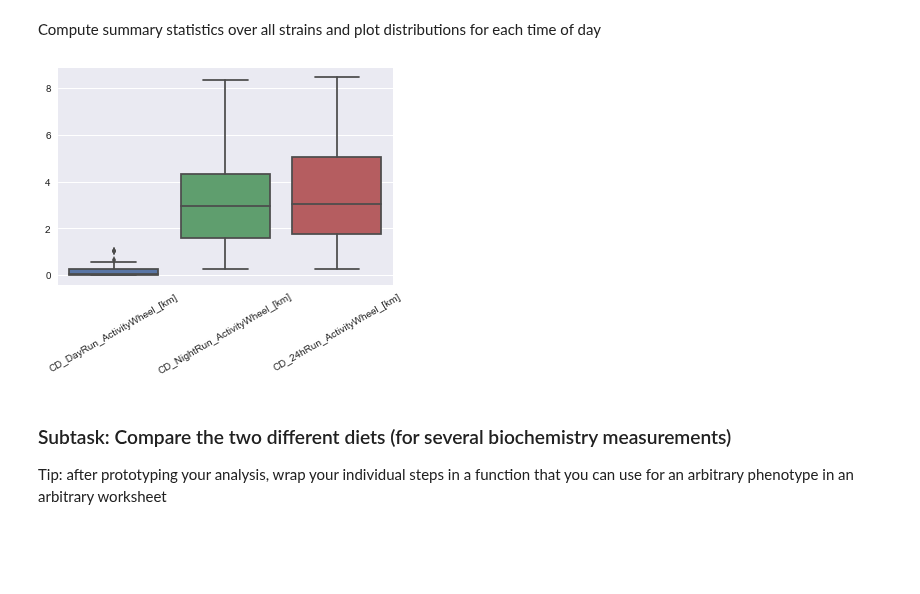
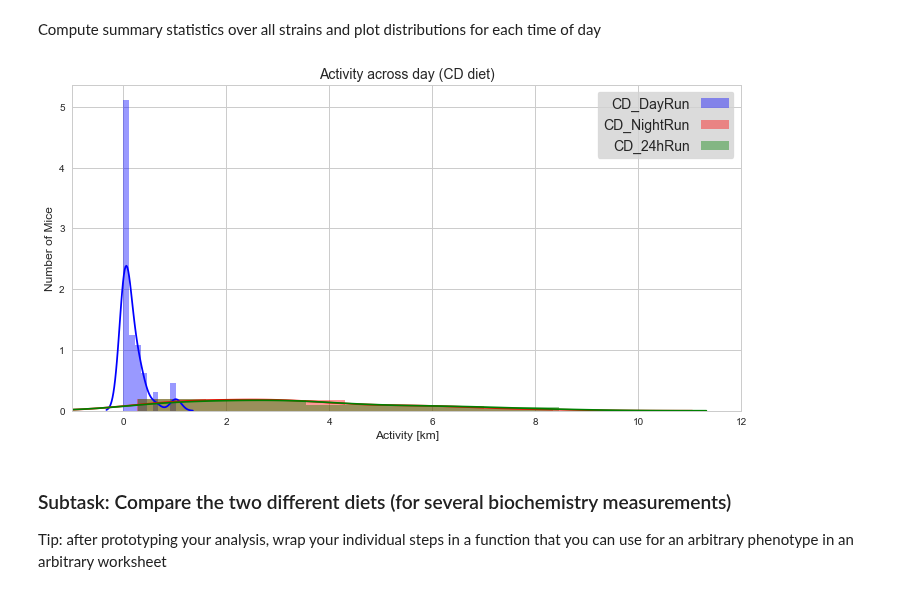
Before and after one commit to TrisKast/DataScience-Bioinformatics, a Jupyter notebook: notebooks/Day2_Exploratory_Analysis.ipynb, the cells around one changed output. Saved outputs shown, nothing was run; the diff lists cells and outputs as text; code cells hidden in the pictures; blank space fills up the shorter version.

```diff
--- a/notebooks/Day2_Exploratory_Analysis.ipynb
+++ b/notebooks/Day2_Exploratory_Analysis.ipynb
@@ -257,11 +264,25 @@ plt.legend(['CD_DayRun', 'CD_NightRun', 'CD_24hRun'], loc='best')
 ### Subtask: Compare activity across different times of day
 # %% [markdown]
 Compute summary statistics over all strains and plot distributions for each time of day
-# %%
-ax = sns.boxplot(data=df1)
-ax.set_xticklabels(ax.get_xticklabels(),rotation=30);
-# %% [output]
-[figure, removed]
+# %%
+plt.figure(figsize=(12,6))
+sns.set_style("whitegrid", {'axes.grid' : True})
+
+# plot data
+sns.distplot(df1['CD_DayRun_ActivityWheel_[km]'], label='CD_DayRun', color='b')
+sns.distplot(df1['CD_NightRun_ActivityWheel_[km]'], label='CD_NightRun', color='r')
+sns.distplot(df1['CD_24hRun_ActivityWheel_[km]'], label='CD_24hRun', color='g')
+
+# set legend
+plt.legend(loc='best', frameon=True, fontsize=14,markerfirst=False).get_frame().set_color('lightgray')
+
+plt.title("Activity across day (CD diet)",fontsize=14)
+plt.ylabel("Number of Mice",fontsize=12)
+plt.xlabel("Activity [km]",fontsize=12)
+plt.xlim(-1,12)
+plt.show()
+# %% [output]
+[figure, added]
 # %% [markdown]
 ### Subtask: Compare the two different diets (for several biochemistry measurements)
 Tip: after prototyping your analysis, wrap your individual steps in a function that you can use for an arbitrary phenotype in an arbitrary worksheet
```
Also changed, not shown: parts of 10 cells of this notebook.
